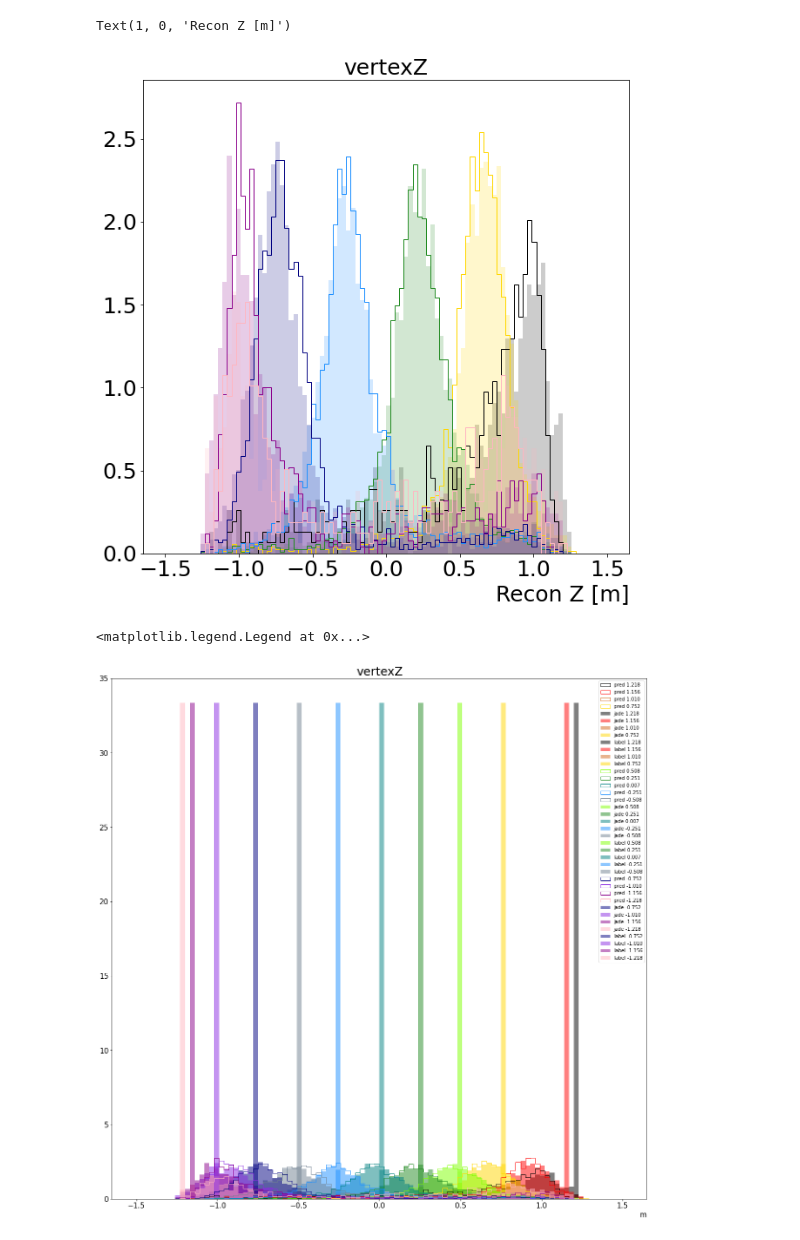
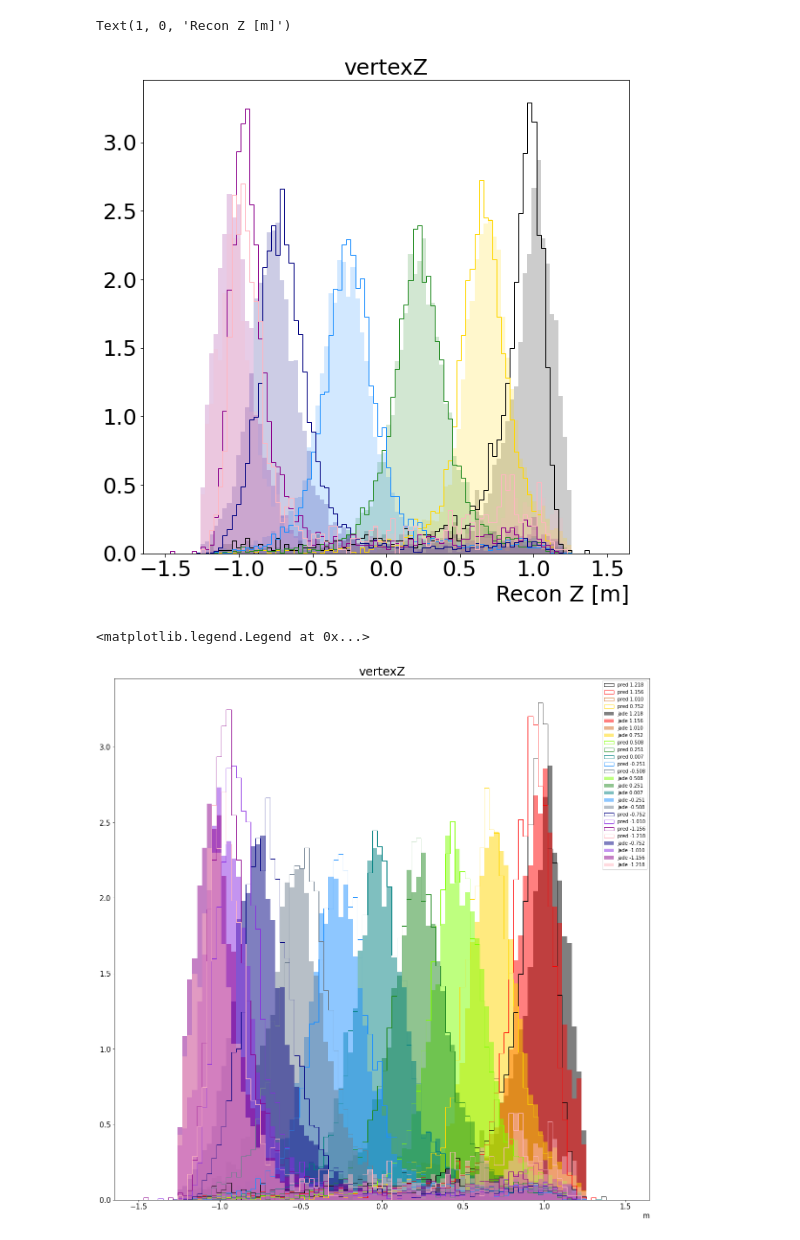
Before and after one commit to chyoo92/JSNS2_vertex, a Jupyter notebook: plot_for_Cf.ipynb, the cells around one changed output. Saved outputs shown, nothing was run; the diff lists cells and outputs as text; code cells hidden in the pictures.

```diff
--- a/plot_for_Cf.ipynb
+++ b/plot_for_Cf.ipynb
@@ -8,8 +8,8 @@ import glob
 import scipy
 import seaborn
 # %%
-uni = "20221207_jade_charge_test_homo2_cf"
-# uni = "20221211_homo4_cf"
+# uni = "20221207_jade_charge_test_homo2_cf"
+uni = "20230116_fea1_maxpool_aggrmax_ly5_cl3_k5_cf"
 geo = 1 ## 1 jsns2 / 2 cylinder / 3 sphere
 
 path = "/users/yewzzang/work/JSNS2_vertex/result/"+uni +"/"+uni +".csv"
@@ -22,6 +22,6 @@ path
 # %%
 df = pd.read_csv(pred_list[0])
 # %%
-pred = np.array(df['prediction']).reshape(-1,3)
+pred = np.array(df['prediction']).reshape(-1,4)
 pred
 # %% [output]
@@ -35,4 +41,4 @@ array([[-0.5455575 , -0.09286311, -0.45668149],
 # %%
-label = (np.array(df['label'])*1000).reshape(-1,3)
+label = (np.array(df['label'])*1000).reshape(-1,4)
 label
 # %% [output]
@@ -46,4 +58,4 @@ array([[ 0.        ,  0.        , -0.249     ],
 # %%
-jade = np.array(df['jade']).reshape(-1,3)
+jade = np.array(df['jade']).reshape(-1,4)
 jade
 # %% [output]
@@ -341,7 +411,7 @@ plt.yticks(fontsize = 25)
 plt.xlabel("Recon Z [m]", fontsize=25, loc='right')
 # %% [output]
 Text(1, 0, 'Recon Z [m]')
-[figure, old version]
+[figure, new version]
 # %%
 plt.rcParams['figure.figsize'] = (20, 20)
 plt.hist(pred[:,2][(label[:,2]>1.2)&(label[:,2]<1.22)], bins = 100, range = [-1.5,1.5], color= 'black', alpha = 1, density = True, histtype = 'step',label = 'pred 1.218')
@@ -357,10 +427,10 @@ plt.hist(jade[:,2][(label[:,2]>0.75)&(label[:,2]<0.76)], bins = 100, range = [-1
 
 
 
-plt.hist(label[:,2][(label[:,2]>1.2)&(label[:,2]<1.22)], bins = 100, range = [-1.5,1.5], color= 'black', alpha = 0.5, density = True, histtype = 'stepfilled',label = 'label 1.218')
-plt.hist(label[:,2][(label[:,2]>1.15)&(label[:,2]<1.16)], bins = 100, range = [-1.5,1.5], color= 'red', alpha = 0.5, density = True, histtype = 'stepfilled',label = 'label 1.156')
-plt.hist(label[:,2][(label[:,2]>1.00)&(label[:,2]<1.01)], bins = 100, range = [-1.5,1.5], color= 'chocolate', alpha = 0.5, density = True, histtype = 'stepfilled',label = 'label 1.010')
-plt.hist(label[:,2][(label[:,2]>0.75)&(label[:,2]<0.76)], bins = 100, range = [-1.5,1.5], color= 'gold', alpha = 0.5, density = True, histtype = 'stepfilled',label = 'label 0.752')
+# plt.hist(label[:,2][(label[:,2]>1.2)&(label[:,2]<1.22)], bins = 100, range = [-1.5,1.5], color= 'black', alpha = 0.5, density = True, histtype = 'stepfilled',label = 'label 1.218')
+# plt.hist(label[:,2][(label[:,2]>1.15)&(label[:,2]<1.16)], bins = 100, range = [-1.5,1.5], color= 'red', alpha = 0.5, density = True, histtype = 'stepfilled',label = 'label 1.156')
+# plt.hist(label[:,2][(label[:,2]>1.00)&(label[:,2]<1.01)], bins = 100, range = [-1.5,1.5], color= 'chocolate', alpha = 0.5, density = True, histtype = 'stepfilled',label = 'label 1.010')
+# plt.hist(label[:,2][(label[:,2]>0.75)&(label[:,2]<0.76)], bins = 100, range = [-1.5,1.5], color= 'gold', alpha = 0.5, density = True, histtype = 'stepfilled',label = 'label 0.752')
 plt.hist(pred[:,2][(label[:,2]>0.50)&(label[:,2]<0.51)], bins = 100, range = [-1.5,1.5], color= 'chartreuse', alpha = 1, density = True, histtype = 'step',label = 'pred 0.508')
 plt.hist(pred[:,2][(label[:,2]>0.25)&(label[:,2]<0.26)], bins = 100, range = [-1.5,1.5], color= 'forestgreen', alpha = 1, density = True, histtype = 'step',label = 'pred 0.251')
 plt.hist(pred[:,2][(label[:,2]<0.08)&(label[:,2]>0.00)], bins = 100, range = [-1.5,1.5], color= 'teal', alpha = 1, density = True, histtype = 'step',label = 'pred 0.007')
@@ -377,42 +447,42 @@ plt.hist(jade[:,2][(label[:,2]<-0.49)&(label[:,2]>-0.50)], bins = 100, range = [
 
 
 
-plt.hist(label[:,2][(label[:,2]>0.50)&(label[:,2]<0.51)], bins = 100, range = [-1.5,1.5], color= 'chartreuse', alpha = 0.5, density = True, histtype = 'stepfilled',label = 'label 0.508')
-plt.hist(label[:,2][(label[:,2]>0.25)&(label[:,2]<0.26)], bins = 100, range = [-1.5,1.5], color= 'forestgreen', alpha = 0.5, density = True, histtype = 'stepfilled',label = 'label 0.251')
-plt.hist(label[:,2][(label[:,2]<0.08)&(label[:,2]>0.00)], bins = 100, range = [-1.5,1.5], color= 'teal', alpha = 0.5, density = True, histtype = 'stepfilled',label = 'label 0.007')
-plt.hist(label[:,2][(label[:,2]<-0.24)&(label[:,2]>-0.25)], bins = 100, range = [-1.5,1.5], color= 'dodgerblue', alpha = 0.5, density = True, histtype = 'stepfilled',label = 'label -0.251')
-plt.hist(label[:,2][(label[:,2]<-0.49)&(label[:,2]>-0.50)], bins = 100, range = [-1.5,1.5], color= 'slategray', alpha = 0.5, density = True, histtype = 'stepfilled',label = 'label -0.508')
+# plt.hist(label[:,2][(label[:,2]>0.50)&(label[:,2]<0.51)], bins = 100, range = [-1.5,1.5], color= 'chartreuse', alpha = 0.5, density = True, histtype = 'stepfilled',label = 'label 0.508')
+# plt.hist(label[:,2][(label[:,2]>0.25)&(label[:,2]<0.26)], bins = 100, range = [-1.5,1.5], color= 'forestgreen', alpha = 0.5, density = True, histtype = 'stepfilled',label = 'label 0.251')
+# plt.hist(label[:,2][(label[:,2]<0.08)&(label[:,2]>0.00)], bins = 100, range = [-1.5,1.5], color= 'teal', alpha = 0.5, density = True, histtype = 'stepfilled',label = 'label 0.007')
+# plt.hist(label[:,2][(label[:,2]<-0.24)&(label[:,2]>-0.25)], bins = 100, range = [-1.5,1.5], color= 'dodgerblue', alpha = 0.5, density = True, histtype = 'stepfilled',label = 'label -0.251')
+# plt.hist(label[:,2][(label[:,2]<-0.49)&(label[:,2]>-0.50)], bins = 100, range = [-1.5,1.5], color= 'slategray', alpha = 0.5, density = True, histtype = 'stepfilled',label = 'label -0.508')
 
 
 plt.hist(pred[:,2][(label[:,2]<-0.75)&(label[:,2]>-0.76)], bins = 100, range = [-1.5,1.5], color= 'navy', alpha = 1, density = True, histtype = 'step',label = 'pred -0.752')
 plt.hist(pred[:,2][(label[:,2]<-0.90)&(label[:,2]>-1.01)], bins = 100, range = [-1.5,1.5], color= 'blueviolet', alpha = 1, density = True, histtype = 'step',label = 'pred -1.010')
 plt.hist(pred[:,2][(label[:,2]<-1.14)&(label[:,2]>-1.15)], bins = 100, range = [-1.5,1.5], color= 'darkmagenta', alpha = 1, density = True, histtype = 'step',label = 'pred -1.156')
 plt.hist(pred[:,2][(label[:,2]<-1.2)&(label[:,2]>-1.22)], bins = 100, range = [-1.5,1.5], color= 'lightpink', alpha = 1, density = True, histtype = 'step',label = 'pred -1.218')
 
 
 plt.hist(jade[:,2][(label[:,2]<-0.75)&(label[:,2]>-0.76)], bins = 100, range = [-1.5,1.5], color= 'navy', alpha = 0.5, density = True, histtype = 'stepfilled',label = 'jade -0.752')
 plt.hist(jade[:,2][(label[:,2]<-0.90)&(label[:,2]>-1.01)], bins = 100, range = [-1.5,1.5], color= 'blueviolet', alpha = 0.5, density = True, histtype = 'stepfilled',label = 'jade -1.010')
 plt.hist(jade[:,2][(label[:,2]<-1.14)&(label[:,2]>-1.15)], bins = 100, range = [-1.5,1.5], color= 'darkmagenta', alpha = 0.5, density = True, histtype = 'stepfilled',label = 'jade -1.156')
 plt.hist(jade[:,2][(label[:,2]<-1.2)&(label[:,2]>-1.22)], bins = 100, range = [-1.5,1.5], color= 'lightpink', alpha = 0.5, density = True, histtype = 'stepfilled',label = 'jade -1.218')
 
 
 
 
 
-plt.hist(label[:,2][(label[:,2]<-0.75)&(label[:,2]>-0.76)], bins = 100, range = [-1.5,1.5], color= 'navy', alpha = 0.5, density = True, histtype = 'stepfilled',label = 'label -0.752')
-plt.hist(label[:,2][(label[:,2]<-0.90)&(label[:,2]>-1.01)], bins = 100, range = [-1.5,1.5], color= 'blueviolet', alpha = 0.5, density = True, histtype = 'stepfilled',label = 'label -1.010')
-plt.hist(label[:,2][(label[:,2]<-1.14)&(label[:,2]>-1.15)], bins = 100, range = [-1.5,1.5], color= 'darkmagenta', alpha = 0.5, density = True, histtype = 'stepfilled',label = 'label -1.156')
-plt.hist(label[:,2][(label[:,2]<-1.2)&(label[:,2]>-1.22)], bins = 100, range = [-1.5,1.5], color= 'lightpink', alpha = 0.5, density = True, histtype = 'stepfilled',label = 'label -1.218')
+# plt.hist(label[:,2][(label[:,2]<-0.75)&(label[:,2]>-0.76)], bins = 100, range = [-1.5,1.5], color= 'navy', alpha = 0.5, density = True, histtype = 'stepfilled',label = 'label -0.752')
+# plt.hist(label[:,2][(label[:,2]<-0.90)&(label[:,2]>-1.01)], bins = 100, range = [-1.5,1.5], color= 'blueviolet', alpha = 0.5, density = True, histtype = 'stepfilled',label = 'label -1.010')
+# plt.hist(label[:,2][(label[:,2]<-1.14)&(label[:,2]>-1.15)], bins = 100, range = [-1.5,1.5], color= 'darkmagenta', alpha = 0.5, density = True, histtype = 'stepfilled',label = 'label -1.156')
+# plt.hist(label[:,2][(label[:,2]<-1.2)&(label[:,2]>-1.22)], bins = 100, range = [-1.5,1.5], color= 'lightpink', alpha = 0.5, density = True, histtype = 'stepfilled',label = 'label -1.218')
 
 
 
 # plt.hist(label[:,2], bins = 100, range = [-1.5,1.5], color= 'b', alpha = 1, density = True, histtype = 'step',label = 'target')
 plt.title('vertexZ',fontsize = 25)
 # plt.xlim([-3,3])
 plt.xticks(fontsize = 15)
 plt.yticks(fontsize = 15)
 plt.xlabel("m", fontsize=15, loc='right')
 plt.legend(loc='best')
 # %% [output]
 <matplotlib.legend.Legend at 0x...>
-[figure, old version]
+[figure, new version]
```
Also changed, not shown: parts of 24 cells of this notebook, 9 other files.
